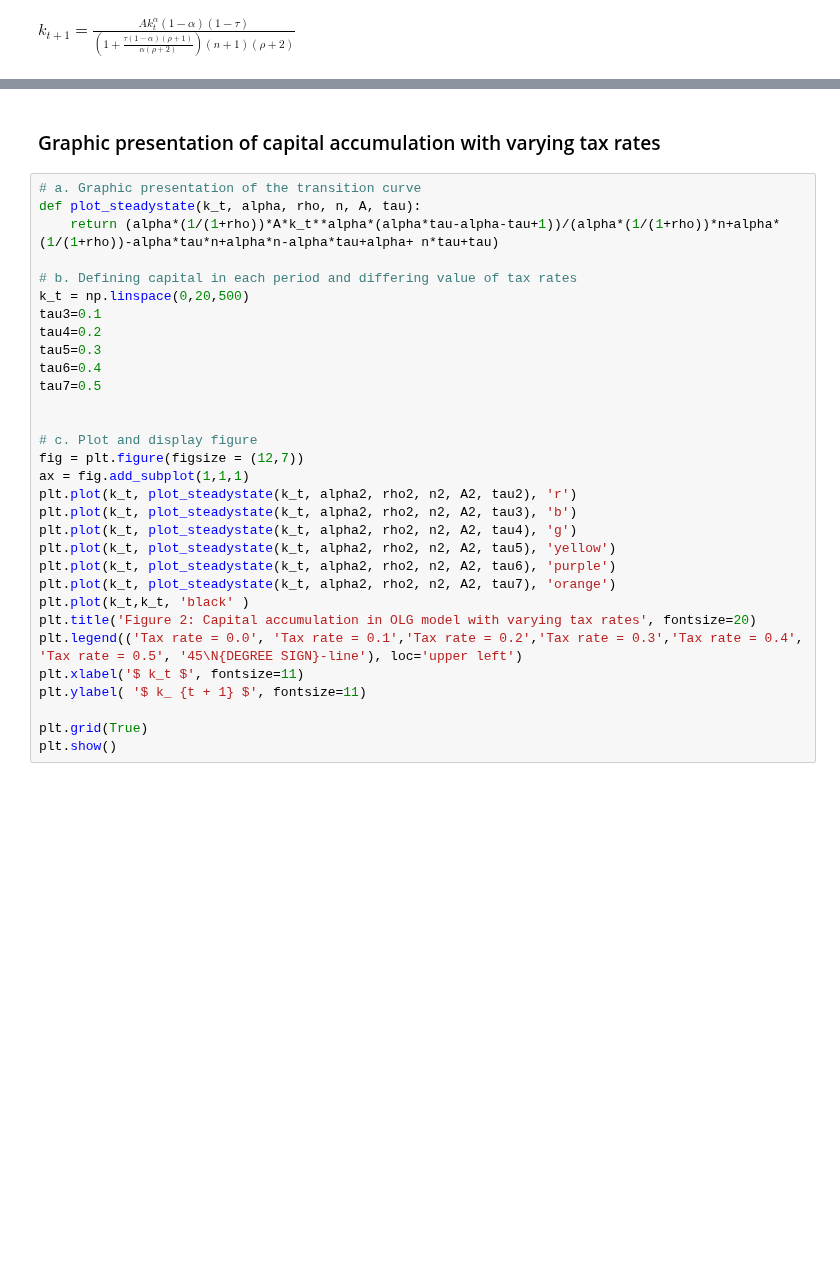
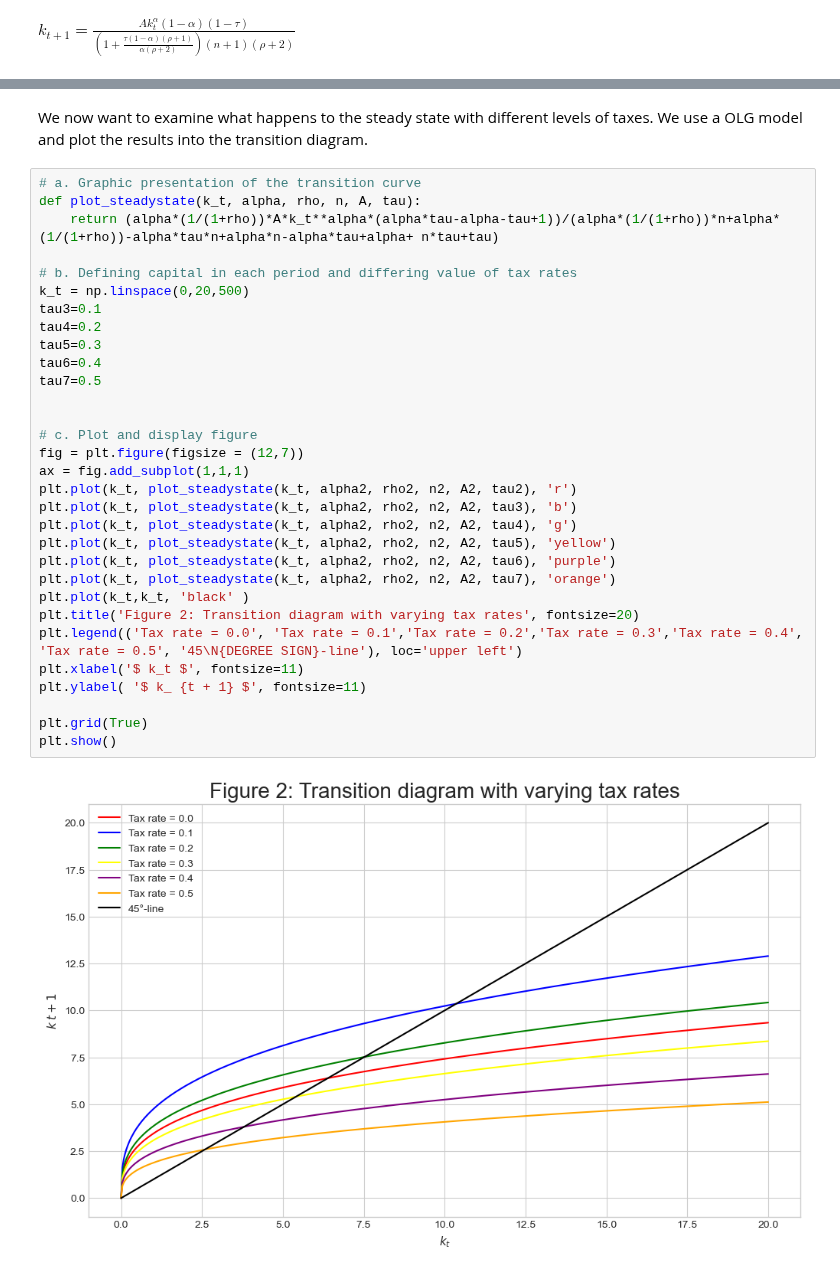
Before and after one commit to NumEconCopenhagen/projects-2023-frederikke-x2-og-sofie, a Jupyter notebook: modelproject/modelproject.ipynb, the cells around one changed output, grey strips where cells are left out. Cells and saved outputs as stored; diff of their text form; blank space fills up the shorter version.

```diff
--- a/modelproject/modelproject.ipynb
+++ b/modelproject/modelproject.ipynb
@@ -169,34 +165,36 @@ widgets.interact(
-# %% [markdown]
-### Graphic presentation of capital accumulation with varying tax rates
+# %% [markdown]
+We now want to examine what happens to the steady state with different levels of taxes. We use a OLG model and plot the results into the transition diagram.
 # %%
 # a. Graphic presentation of the transition curve
 def plot_steadystate(k_t, alpha, rho, n, A, tau):
     return (alpha*(1/(1+rho))*A*k_t**alpha*(alpha*tau-alpha-tau+1))/(alpha*(1/(1+rho))*n+alpha*(1/(1+rho))-alpha*tau*n+alpha*n-alpha*tau+alpha+ n*tau+tau)
 
 # b. Defining capital in each period and differing value of tax rates
 k_t = np.linspace(0,20,500)
 tau3=0.1
 tau4=0.2
 tau5=0.3
 tau6=0.4
 tau7=0.5
 
 
 # c. Plot and display figure
 fig = plt.figure(figsize = (12,7))
 ax = fig.add_subplot(1,1,1)
 plt.plot(k_t, plot_steadystate(k_t, alpha2, rho2, n2, A2, tau2), 'r')
 plt.plot(k_t, plot_steadystate(k_t, alpha2, rho2, n2, A2, tau3), 'b')
 plt.plot(k_t, plot_steadystate(k_t, alpha2, rho2, n2, A2, tau4), 'g')
 plt.plot(k_t, plot_steadystate(k_t, alpha2, rho2, n2, A2, tau5), 'yellow')
 plt.plot(k_t, plot_steadystate(k_t, alpha2, rho2, n2, A2, tau6), 'purple')
 plt.plot(k_t, plot_steadystate(k_t, alpha2, rho2, n2, A2, tau7), 'orange')
 plt.plot(k_t,k_t, 'black' )
-plt.title('Figure 2: Capital accumulation in OLG model with varying tax rates', fontsize=20)
+plt.title('Figure 2: Transition diagram with varying tax rates', fontsize=20)
 plt.legend(('Tax rate = 0.0', 'Tax rate = 0.1','Tax rate = 0.2','Tax rate = 0.3','Tax rate = 0.4', 'Tax rate = 0.5', '45\N{DEGREE SIGN}-line'), loc='upper left')
 plt.xlabel('$ k_t $', fontsize=11)
 plt.ylabel( '$ k_ {t + 1} $', fontsize=11)
 
 plt.grid(True)
 plt.show()
+# %% [output]
+[figure, added]
 # %% [markdown]
```
Also changed, not shown: parts of 28 cells of this notebook.
